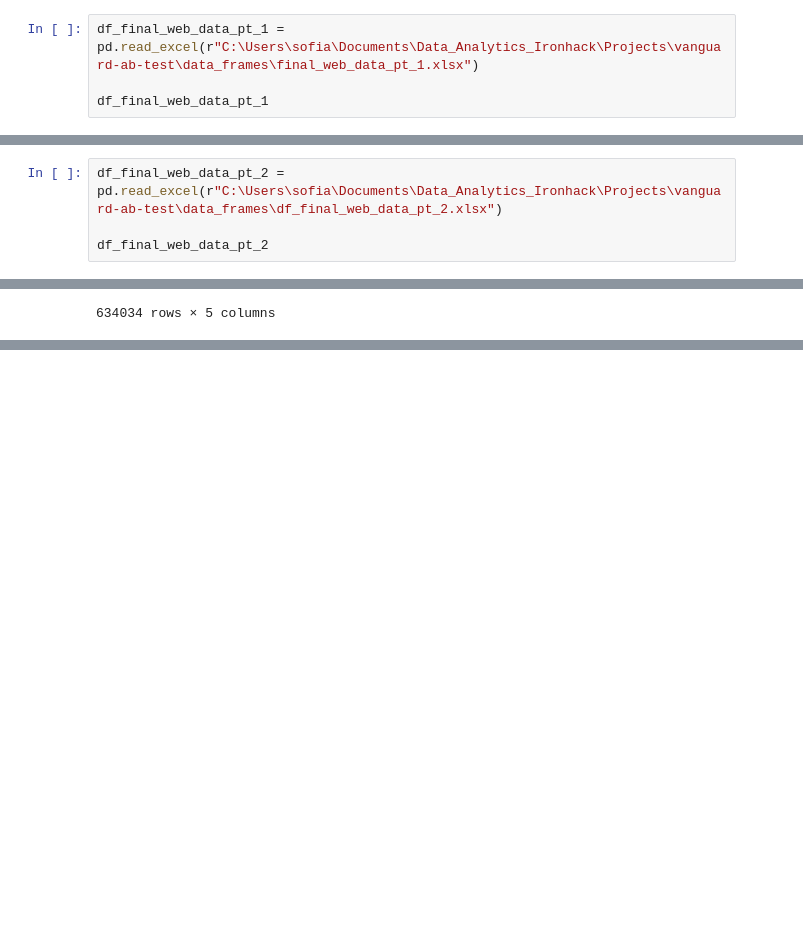
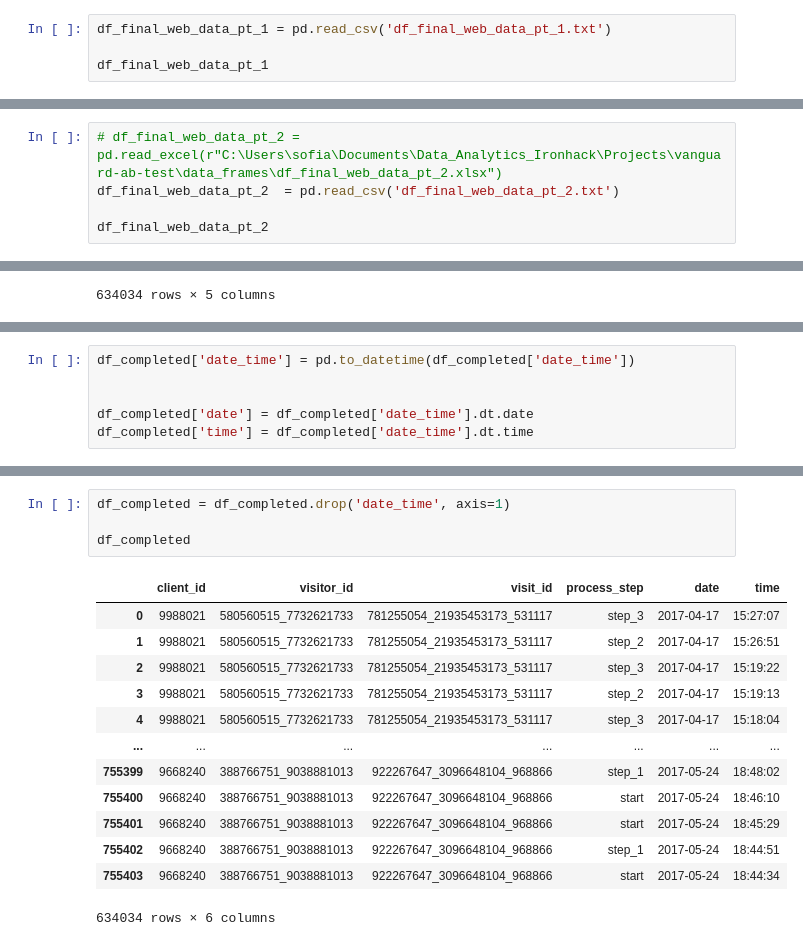
Before and after one commit to SofyMelvill/vanguard-ab-test, a Jupyter notebook: web_data_analysis.ipynb, the cells around one changed output, grey strips where cells are left out. Saved outputs shown, nothing was run; the diff lists cells and outputs as text; blank space fills up the shorter version.

Commit message:
web data

```diff
--- a/web_data_analysis.ipynb
+++ b/web_data_analysis.ipynb
@@ -3,7 +3,7 @@
 # %%
 import pandas as pd
 # %%
-df_final_web_data_pt_1 = pd.read_excel(r"C:\Users\sofia\Documents\Data_Analytics_Ironhack\Projects\vanguard-ab-test\data_frames\final_web_data_pt_1.xlsx")
+df_final_web_data_pt_1 = pd.read_csv('df_final_web_data_pt_1.txt')
 
 df_final_web_data_pt_1
 # %% [output]
@@ -44,7 +44,8 @@ df_1
 | 343140 | 2443347 | 465784886_73090545671 | 136329900_10529659391_316129 | start | 2017-03-31 15:10:47 |
 343141 rows × 5 columns
 # %%
-df_final_web_data_pt_2 = pd.read_excel(r"C:\Users\sofia\Documents\Data_Analytics_Ironhack\Projects\vanguard-ab-test\data_frames\df_final_web_data_pt_2.xlsx")
+# df_final_web_data_pt_2 = pd.read_excel(r"C:\Users\sofia\Documents\Data_Analytics_Ironhack\Projects\vanguard-ab-test\data_frames\df_final_web_data_pt_2.xlsx")
+df_final_web_data_pt_2  = pd.read_csv('df_final_web_data_pt_2.txt')
 
 df_final_web_data_pt_2
 # %% [output]
@@ -179,0 +207,6 @@ df_completed
+# %%
+df_completed['date_time'] = pd.to_datetime(df_completed['date_time'])
+
+
+df_completed['date'] = df_completed['date_time'].dt.date
+df_completed['time'] = df_completed['date_time'].dt.time
@@ -179,0 +229,18 @@ df_completed
+# %%
+df_completed = df_completed.drop('date_time', axis=1)
+
+df_completed
+# %% [output]
+|  | client_id | visitor_id | visit_id | process_step | date | time |
+| 0 | 9988021 | 580560515_7732621733 | 781255054_21935453173_531117 | step_3 | 2017-04-17 | 15:27:07 |
+| 1 | 9988021 | 580560515_7732621733 | 781255054_21935453173_531117 | step_2 | 2017-04-17 | 15:26:51 |
+| 2 | 9988021 | 580560515_7732621733 | 781255054_21935453173_531117 | step_3 | 2017-04-17 | 15:19:22 |
+| 3 | 9988021 | 580560515_7732621733 | 781255054_21935453173_531117 | step_2 | 2017-04-17 | 15:19:13 |
+| 4 | 9988021 | 580560515_7732621733 | 781255054_21935453173_531117 | step_3 | 2017-04-17 | 15:18:04 |
+| ... | ... | ... | ... | ... | ... | ... |
+| 755399 | 9668240 | 388766751_9038881013 | 922267647_3096648104_968866 | step_1 | 2017-05-24 | 18:48:02 |
+| 755400 | 9668240 | 388766751_9038881013 | 922267647_3096648104_968866 | start | 2017-05-24 | 18:46:10 |
+| 755401 | 9668240 | 388766751_9038881013 | 922267647_3096648104_968866 | start | 2017-05-24 | 18:45:29 |
+| 755402 | 9668240 | 388766751_9038881013 | 922267647_3096648104_968866 | step_1 | 2017-05-24 | 18:44:51 |
+| 755403 | 9668240 | 388766751_9038881013 | 922267647_3096648104_968866 | start | 2017-05-24 | 18:44:34 |
+634034 rows × 6 columns
```
Also changed, not shown: parts of 4 cells of this notebook.
